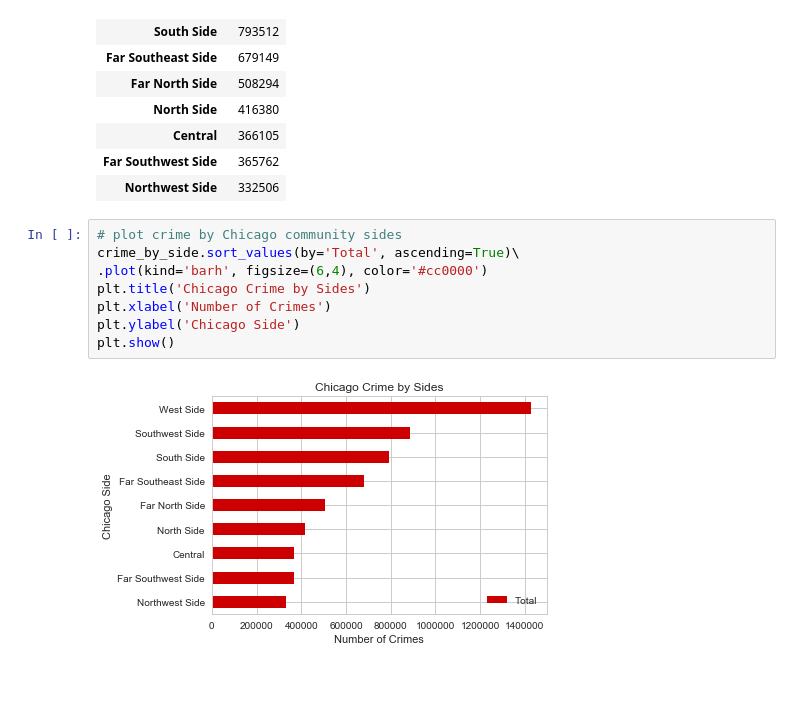
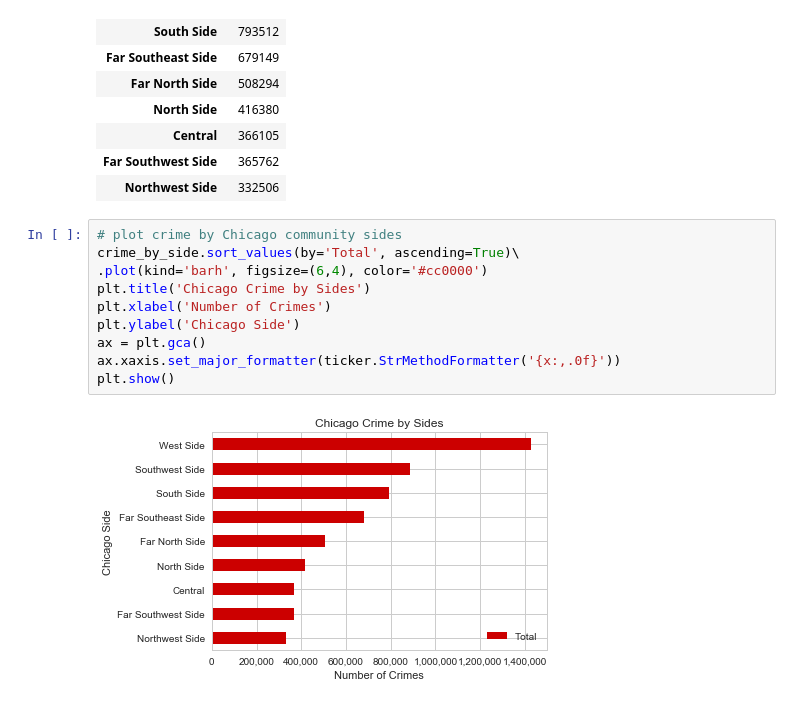
Before and after one commit to RandomFractals/ChicagoCrimes, a Jupyter notebook: notebooks/all-chicago-crime-charts.ipynb, the cells around one changed output. Cells and saved outputs as stored; diff of their text form.

```diff
--- a/notebooks/all-chicago-crime-charts.ipynb
+++ b/notebooks/all-chicago-crime-charts.ipynb
@@ -457,13 +475,15 @@ crime_by_side.sort_values(by='Total', ascending=False)
 # %%
 # plot crime by Chicago community sides
 crime_by_side.sort_values(by='Total', ascending=True)\
 .plot(kind='barh', figsize=(6,4), color='#cc0000')
 plt.title('Chicago Crime by Sides')
 plt.xlabel('Number of Crimes')
 plt.ylabel('Chicago Side')
+ax = plt.gca()
+ax.xaxis.set_major_formatter(ticker.StrMethodFormatter('{x:,.0f}'))
 plt.show()
 # %% [output]
-[figure, old version]
+[figure, new version]
 # %%
 %%time
 
```
Also changed, not shown: parts of 22 cells of this notebook.
